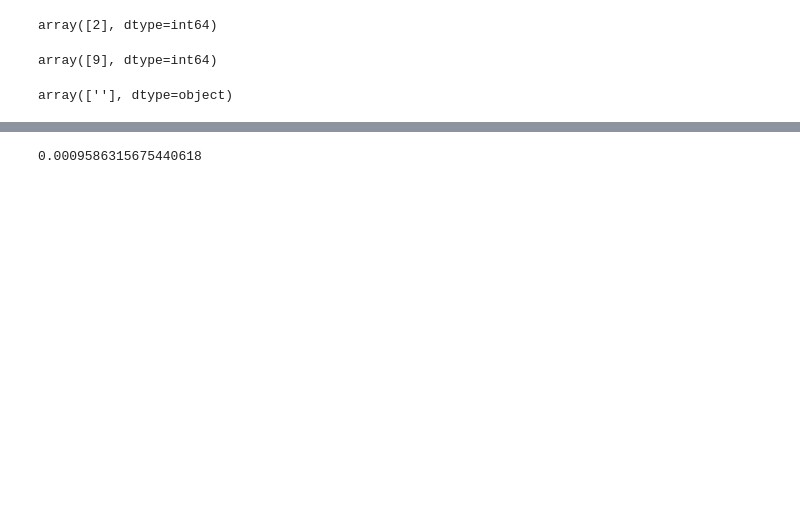
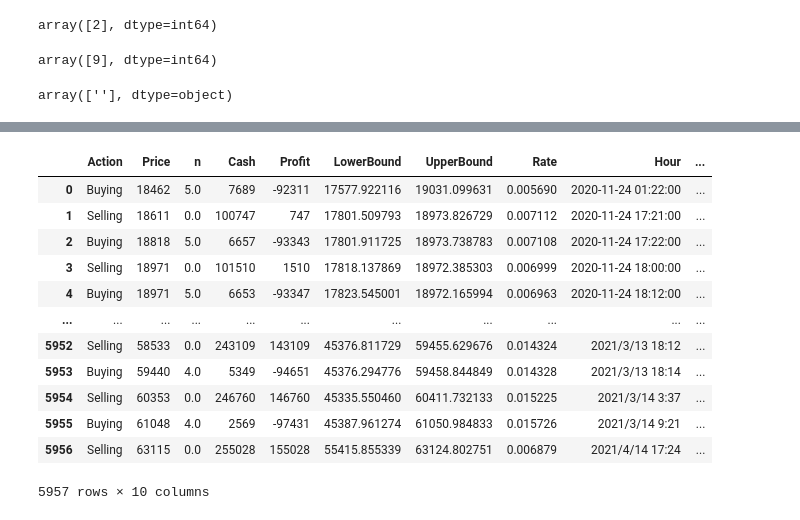
Before and after one commit to xujunhuii/huobi_Python, a Jupyter notebook: AlgoTrading/ParameterAnalysis/BTC_Grid_min_Tuning.ipynb, the cells around one changed output, grey strips where cells are left out. Saved outputs shown, nothing was run; the diff lists cells and outputs as text; code cells hidden in the pictures; blank space fills up the shorter version.

```diff
--- a/AlgoTrading/ParameterAnalysis/BTC_Grid_min_Tuning.ipynb
+++ b/AlgoTrading/ParameterAnalysis/BTC_Grid_min_Tuning.ipynb
@@ -120 +120,21 @@ records_df
+# %%
+import numpy as np
+temp=pd.to_datetime(records_df["Hour"])
+# temp.diff()
+records_df["TransactionInterval"]=temp.diff()
+records_df
+# %% [output]
+|  | Action | Price | n | Cash | Profit | LowerBound | UpperBound | Rate | Hour | ... |
+| 0 | Buying | 18462 | 5.0 | 7689 | -92311 | 17577.922116 | 19031.099631 | 0.005690 | 2020-11-24 01:22:00 | ... |
+| 1 | Selling | 18611 | 0.0 | 100747 | 747 | 17801.509793 | 18973.826729 | 0.007112 | 2020-11-24 17:21:00 | ... |
+| 2 | Buying | 18818 | 5.0 | 6657 | -93343 | 17801.911725 | 18973.738783 | 0.007108 | 2020-11-24 17:22:00 | ... |
+| 3 | Selling | 18971 | 0.0 | 101510 | 1510 | 17818.137869 | 18972.385303 | 0.006999 | 2020-11-24 18:00:00 | ... |
+| 4 | Buying | 18971 | 5.0 | 6653 | -93347 | 17823.545001 | 18972.165994 | 0.006963 | 2020-11-24 18:12:00 | ... |
+| ... | ... | ... | ... | ... | ... | ... | ... | ... | ... | ... |
+| 5952 | Selling | 58533 | 0.0 | 243109 | 143109 | 45376.811729 | 59455.629676 | 0.014324 | 2021/3/13 18:12 | ... |
+| 5953 | Buying | 59440 | 4.0 | 5349 | -94651 | 45376.294776 | 59458.844849 | 0.014328 | 2021/3/13 18:14 | ... |
+| 5954 | Selling | 60353 | 0.0 | 246760 | 146760 | 45335.550460 | 60411.732133 | 0.015225 | 2021/3/14 3:37 | ... |
+| 5955 | Buying | 61048 | 4.0 | 2569 | -97431 | 45387.961274 | 61050.984833 | 0.015726 | 2021/3/14 9:21 | ... |
+| 5956 | Selling | 63115 | 0.0 | 255028 | 155028 | 55415.855339 | 63124.802751 | 0.006879 | 2021/4/14 17:24 | ... |
+5957 rows × 10 columns
 # %%
@@ -122,4 +141,0 @@ records_df.to_excel("TransactionHistory.xlsx")
-# %%
-18611 / 18462 - 1 - 0.007112
-# %% [output]
-0.0009586315675440618
```
Also changed, not shown: parts of 6 cells of this notebook, 15 other files.
